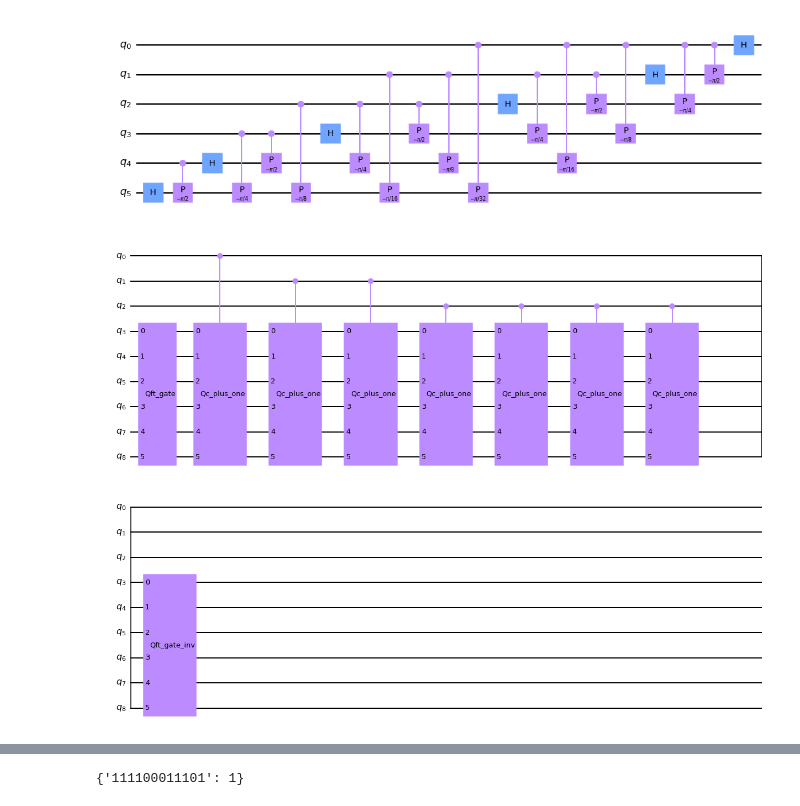
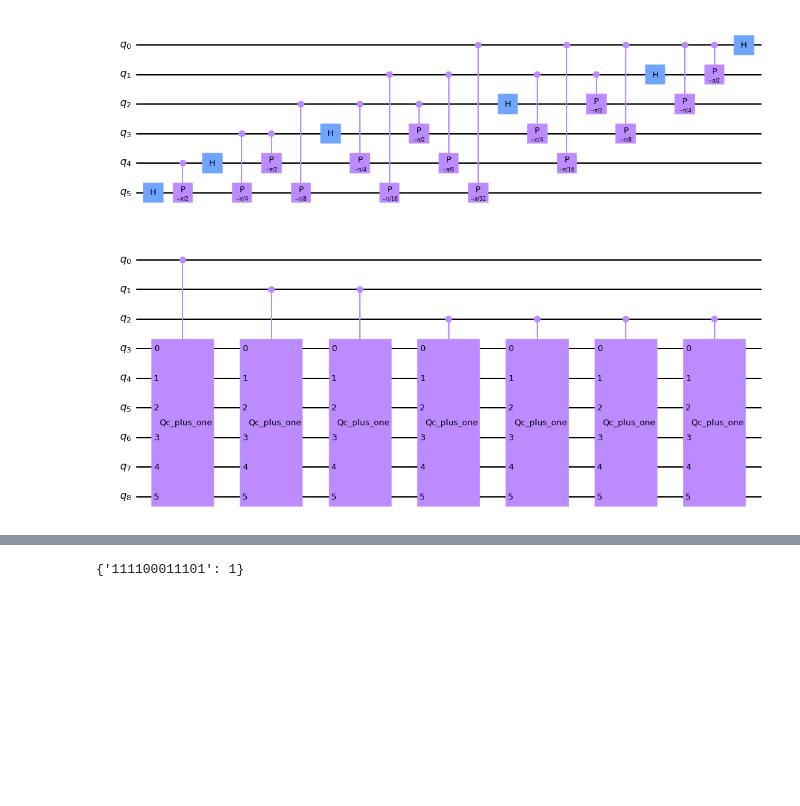
Before and after one commit to sergiomtzlosa/docker-qiskit, a Jupyter notebook: qiskit-jupyter/notebooks/x_multiply_y_3qubits.ipynb, the cells around one changed output, grey strips where cells are left out. Saved outputs shown, nothing was run; the diff lists cells and outputs as text; code cells hidden in the pictures; blank space fills up the shorter version.

```diff
--- a/qiskit-jupyter/notebooks/x_multiply_y_3qubits.ipynb
+++ b/qiskit-jupyter/notebooks/x_multiply_y_3qubits.ipynb
@@ -42,22 +42,20 @@ qft_gate_inv.draw(output="mpl")
 # %%
 qc_gate_mul_y = QuantumCircuit(9, name="gate_mul_y")
 
-qc_gate_mul_y.append(qft_gate_six_norm, [3,4,5,6,7,8])
 qc_gate_mul_y.append(control_gate_plus_one, [0,3,4,5,6,7,8])
 qc_gate_mul_y.append(control_gate_plus_one, [1,3,4,5,6,7,8])
 qc_gate_mul_y.append(control_gate_plus_one, [1,3,4,5,6,7,8])
 qc_gate_mul_y.append(control_gate_plus_one, [2,3,4,5,6,7,8])
 qc_gate_mul_y.append(control_gate_plus_one, [2,3,4,5,6,7,8])
 qc_gate_mul_y.append(control_gate_plus_one, [2,3,4,5,6,7,8])
 qc_gate_mul_y.append(control_gate_plus_one, [2,3,4,5,6,7,8])
-qc_gate_mul_y.append(qft_gate_six_inverse, [3,4,5,6,7,8])
 
 mul_y_gate = qc_gate_mul_y.to_gate()
 control_mul_y_gate = mul_y_gate.control()
 
 qc_gate_mul_y.draw(output="mpl")
 # %% [output]
-[figure, old version]
+[figure, new version]
 # %%
 qc_x_mul_y = QuantumCircuit(12, 12)
 qc_x_mul_y.name = "circuit_x_mul_y"
```
Also changed, not shown: parts of 1 cell of this notebook.
